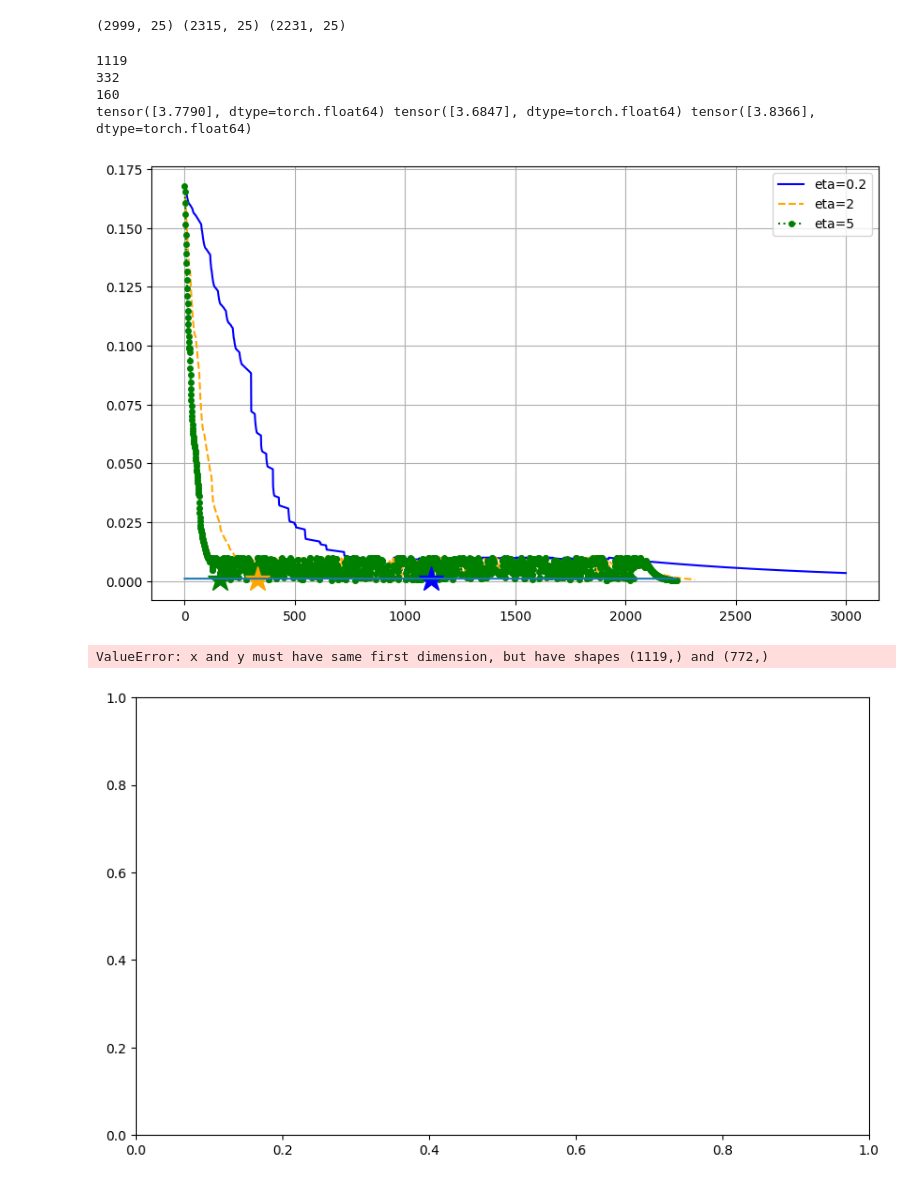
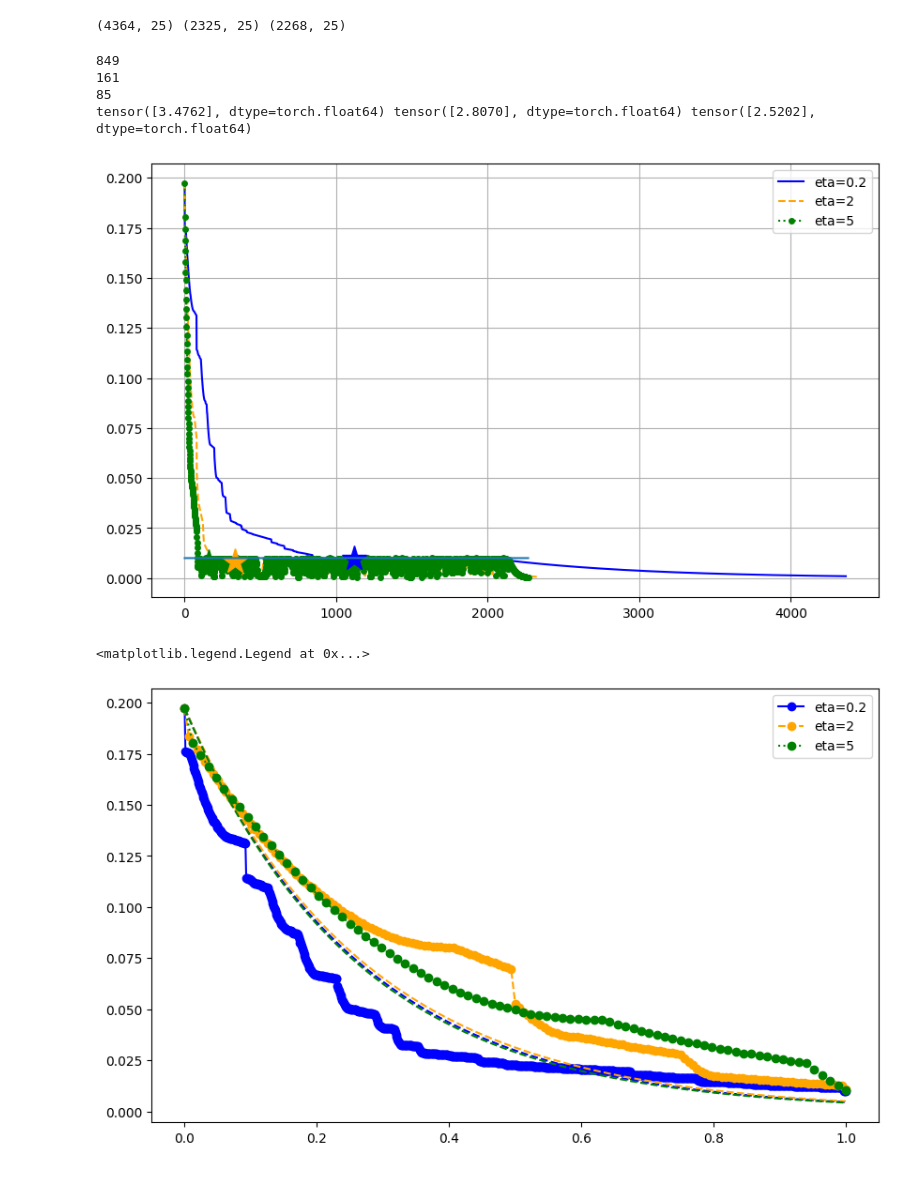
Before and after one commit to jhri626/Lfd, a Jupyter notebook: CONDOR-Copy2/src/dist_plot.ipynb, the cells around one changed output. Drawn from its saved outputs; the diff is of its cells as text; code cells hidden in the pictures.

```diff
--- a/CONDOR-Copy2/src/dist_plot.ipynb
+++ b/CONDOR-Copy2/src/dist_plot.ipynb
@@ -2,11 +2,11 @@
 import numpy as np
 
 
-data_02 = np.load('exp_result/state_dynamics/sasaki/new_metric/eta0.2/1/stats/init_dist_history.npy')
-data_2 = np.load('exp_result/state_dynamics/sasaki/new_metric/eta2/1/stats/init_dist_history.npy')
-data_5 = np.load('exp_result/state_dynamics/sasaki/new_metric/eta5/1/stats/init_dist_history.npy')
+data_02 = np.load('exp_result/state_dynamics/sasaki/new_metric/eta0.2/0/stats/init_dist_history.npy')
+data_2 = np.load('exp_result/state_dynamics/sasaki/new_metric/eta2/0/stats/init_dist_history.npy')
+data_5 = np.load('exp_result/state_dynamics/sasaki/new_metric/eta5/0/stats/init_dist_history.npy')
 
 print(data_02.shape,data_2.shape,data_5.shape)
 # %% [output]
-(2999, 25) (2315, 25) (2231, 25)
+(4364, 25) (2325, 25) (2268, 25)
 # %%
@@ -57,7 +58,7 @@ def cal_lyapunov_exponent(distance_traj, terminal_time=1, eps=1e-3):
     return lamb
 # %%
 import torch
-idx = 1
+idx = 9
 
 torch_data02 = torch.from_numpy(data_02[:,idx])
 torch_data2 = torch.from_numpy(data_2[:,idx])
@@ -76,7 +77,7 @@ import numpy as np
 y1 = data_02[:,idx]
 y2 = data_2[:,idx]
 y3 = data_5[:,idx]
-y4 = np.ones_like(y3) * 1e-3
+y4 = np.ones_like(y3) * 1e-2
 
 # 각 데이터에 맞는 x축 데이터 생성
 x1 = np.arange(len(y1))
@@ -113,37 +114,37 @@ plt.grid(True)
 # 그래프 보여주기
 plt.show()
 # %% [output]
-1119
-332
-160
-tensor([3.7790], dtype=torch.float64) tensor([3.6847], dtype=torch.float64) tensor([3.8366], dtype=torch.float64)
+849
+161
+85
+tensor([3.4762], dtype=torch.float64) tensor([2.8070], dtype=torch.float64) tensor([2.5202], dtype=torch.float64)
-[figure, old version]
+[figure, new version]
 # %%
-t1=1119
-t2=332
-t3=160
+t1=849
+t2=161
+t3=85
 
-x1 = np.linspace(0,1,1119)
-x2 = np.linspace(0,1,332)
-x3 = np.linspace(0,1,160)
+x1 = np.linspace(0,1,t1)
+x2 = np.linspace(0,1,t2)
+x3 = np.linspace(0,1,t3)
 
 plt.figure(figsize=(10, 6))
 
 # 데이터 1 플롯 (파란색 실선)
-plt.plot(x1, y1[:772], label='eta=0.2', color='blue', linestyle='-',marker='o')
-plt.plot(x1, np.exp(-2.8075*x1)*y1[0], color='blue', linestyle='--')
+plt.plot(x1, y1[:t1], label='eta=0.2', color='blue', linestyle='-',marker='o')
+plt.plot(x1, np.exp(-3.7790*x1)*y1[0], color='blue', linestyle='--')
 
 
 # 데이터 2 플롯 (주황색 점선)
-plt.plot(x2, y2[:235], label='eta=2', color='orange', linestyle='--',marker='o')
-plt.plot(x2, np.exp(-2.8202*x2)*y2[0], color='orange', linestyle='--')
+plt.plot(x2, y2[:t2], label='eta=2', color='orange', linestyle='--',marker='o')
+plt.plot(x2, np.exp(-3.6847*x2)*y2[0], color='orange', linestyle='--')
 
 
 # 데이터 3 플롯 (녹색 점)
-plt.plot(x3, y3[:106], label='eta=5', color='green', linestyle=':', marker='o')
-plt.plot(x3, np.exp(-2.7934*x3)*y3[0], color='green', linestyle='--')
+plt.plot(x3, y3[:t3], label='eta=5', color='green', linestyle=':', marker='o')
+plt.plot(x3, np.exp(-3.8366*x3)*y3[0], color='green', linestyle='--')
 plt.legend()
 # %% [output]
-ValueError: x and y must have same first dimension, but have shapes (1119,) and (772,)
+<matplotlib.legend.Legend at 0x...>
-[figure, old version]
+[figure, new version]
 # %%
```
Also changed, not shown: parts of 3 cells of this notebook, 14 other files.
